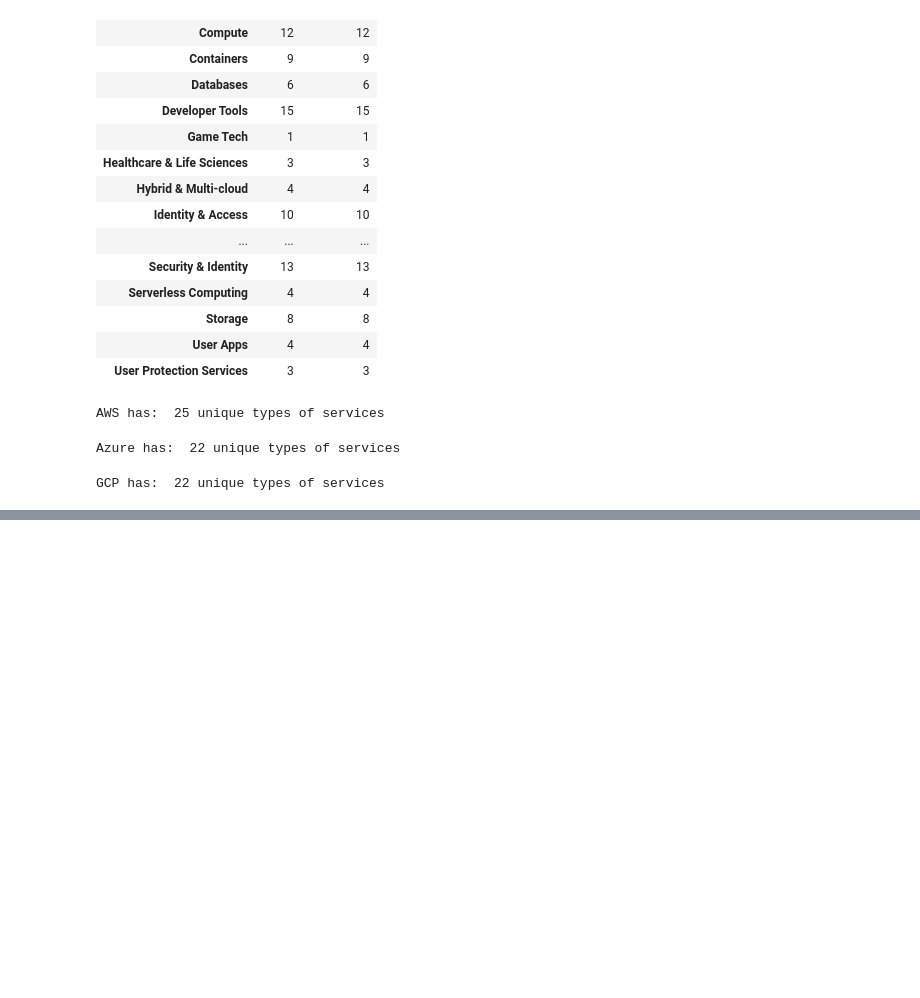
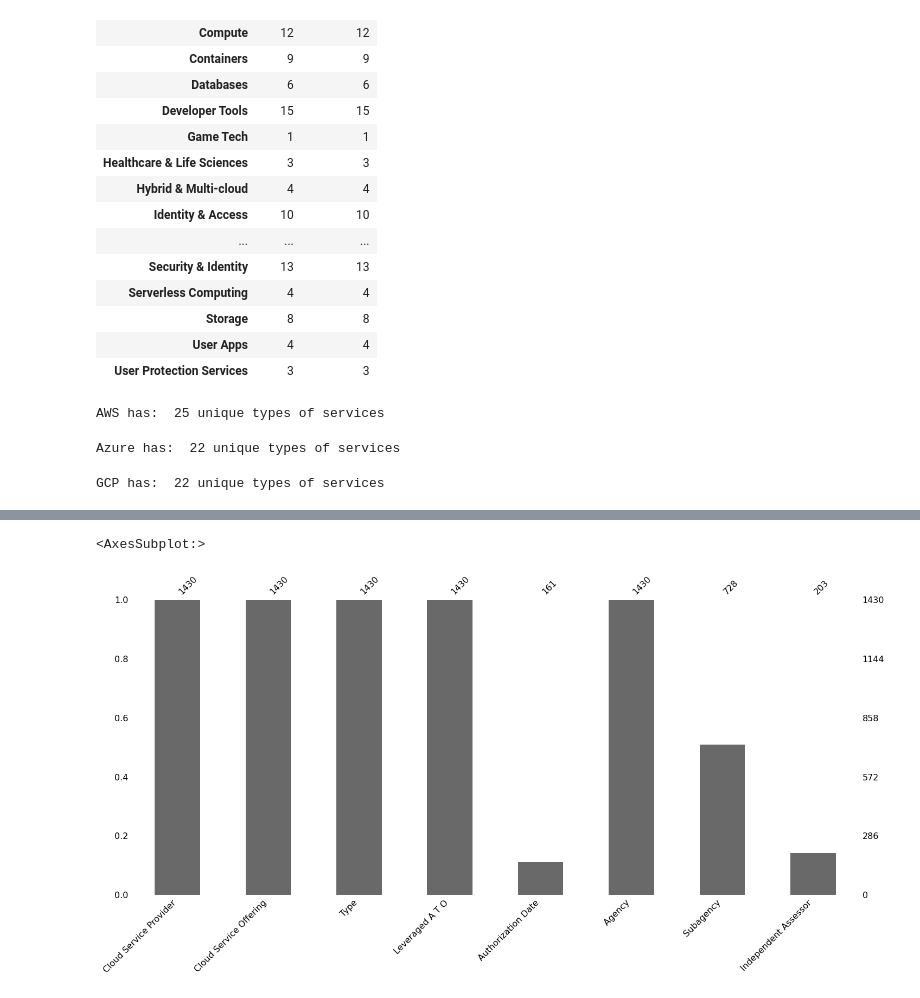
Before and after one commit to Wildertrek/AI_CMM, a Jupyter notebook: AI_CMM.ipynb, the cells around one changed output, grey strips where cells are left out. Cells and saved outputs as stored; diff of their text form; code cells hidden in the pictures; blank space fills up the shorter version.

Commit message:
added Fedramp data

```diff
--- a/AI_CMM.ipynb
+++ b/AI_CMM.ipynb
@@ -300,0 +301,2 @@ aws_df.groupby(['Type']).count()
+# %%
+fedramp_df = pd.read_csv('data/fedramp-2020-09-29.csv')
@@ -300,0 +368,5 @@ aws_df.groupby(['Type']).count()
+# %%
+msno.bar(fedramp_df.sample(1430))
+# %% [output]
+<AxesSubplot:>
+[figure, added]
```
Also changed, not shown: parts of 18 cells of this notebook, 1 other file.
